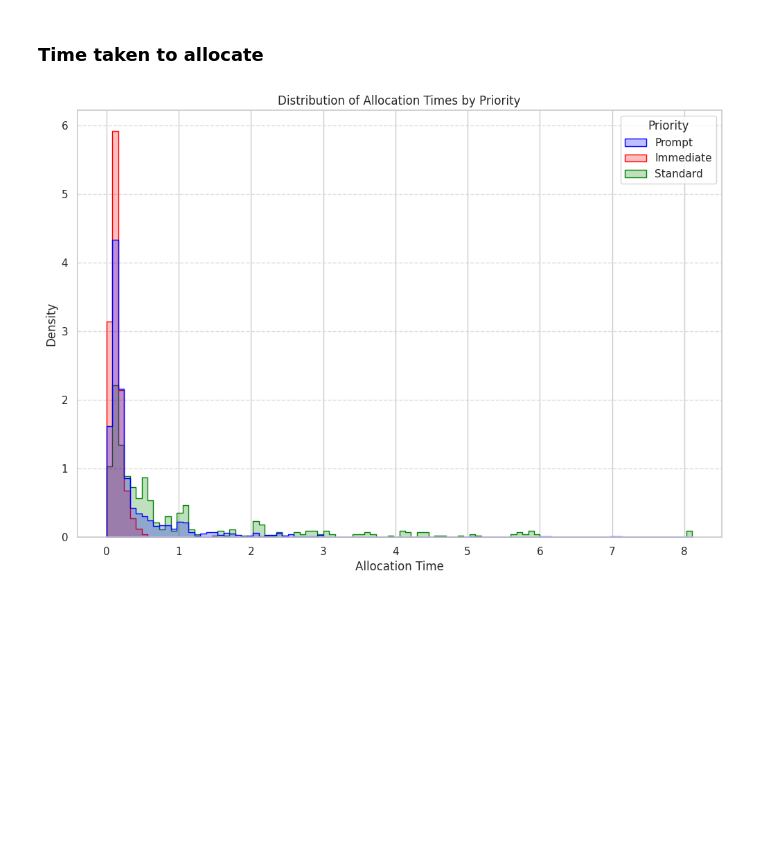
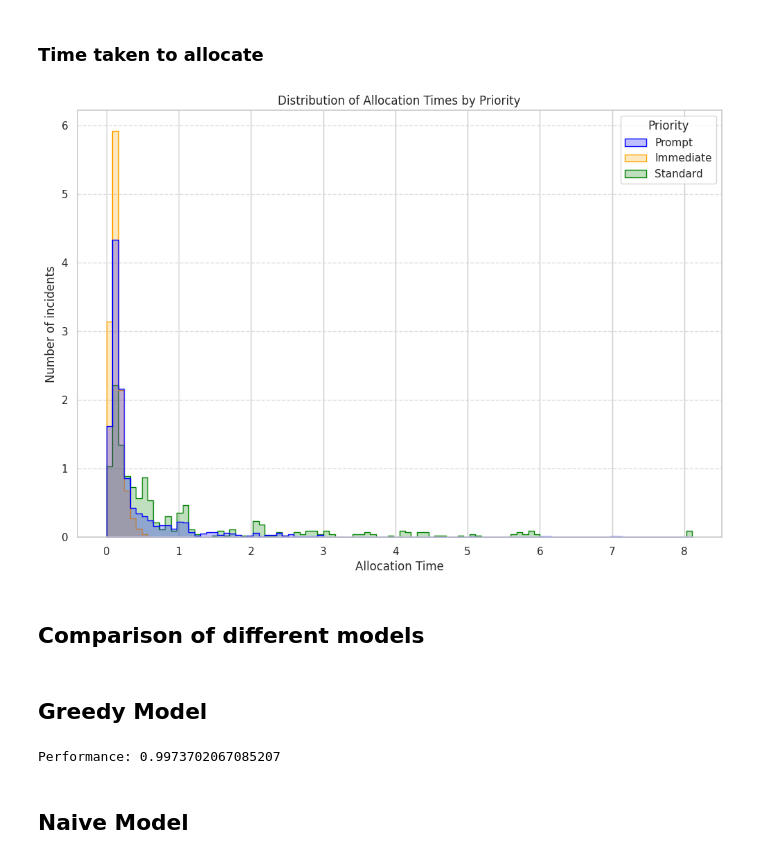
Before and after one commit to KrishnaBellamkonda/edinburgh-challenge, a Jupyter notebook: BestModelAnalysis.ipynb, the cells around one changed output. Drawn from its saved outputs; the diff is of its cells as text; code cells hidden in the pictures; blank space fills up the shorter version.

```diff
--- a/BestModelAnalysis.ipynb
+++ b/BestModelAnalysis.ipynb
@@ -46,0 +75,14 @@ Performance: 0.9973702067085207
+# %%
+missed_incidents = {
+    "Immediate":[],
+    "Prompt":[],
+    "Standard":[],
+}
+
+thresholds = {'Immediate': 1, 'Prompt': 3, 'Standard': 6}
+for incident in simulation.cumulative_incidents:
+    priority = incident.priority
+    time_to_response = incident.response_time - incident.global_time
+
+    if time_to_response > thresholds[priority]:
+        missed_incidents[priority].append(incident)
@@ -46,0 +164,10 @@ Performance: 0.9973702067085207
+# %%
+total_officer_hours = {}
+
+for incident in simulation.cumulative_incidents:
+    if incident.resolved:
+        if incident.resolving_officer not in total_officer_hours.keys():
+            total_officer_hours[incident.resolving_officer]  = 0
+
+        time_spent_on_incident = incident.resolution_time - incident.global_time
+        total_officer_hours[incident.resolving_officer] += time_spent_on_incident
@@ -148,32 +328,35 @@ Incident(urn='PS-20220715-3304', latitude=55.811316, longitude=-4.2169313, day=7
 # %%
 import matplotlib.pyplot as plt
 import seaborn as sns
 
 # Extract incident data
 allocated_incidents = [incident for incident in simulation.cumulative_incidents if incident.resolved]
 allocation_times = [(incident.response_time - incident.global_time) for incident in allocated_incidents]
 priorities = [incident.priority for incident in allocated_incidents]
 
 # Create a DataFrame for the data
 import pandas as pd
 data = pd.DataFrame({'Allocation Time': allocation_times, 'Priority': priorities})
 
 # Set Seaborn style
 sns.set(style="whitegrid")
 
 # Create a color palette for priorities
-palette = {"Immediate": "red", "Prompt": "Blue", "Standard": "Green"}
+palette = {"Immediate": "orange", "Prompt": "blue", "Standard": "green"}
 
 # Create the distribution plot with fewer bins
 plt.figure(figsize=(12, 8))
 sns.histplot(data=data, x="Allocation Time", hue="Priority", kde=False, palette=palette, common_norm=False,
              bins=100, element="step", stat="density")
 
 # Customize the plot
 plt.xlabel('Allocation Time')
-plt.ylabel('Density')
+plt.ylabel('Number of incidents')
 plt.title('Distribution of Allocation Times by Priority')
 plt.grid(axis='y', linestyle='--', alpha=0.7)
+plt.savefig("pictures/allocation_times_distribution.png")
 plt.show()
 # %% [output]
-[figure, old version]
+[figure, new version]
+# %% [markdown]
+## Comparison of different models
@@ -179,0 +378,15 @@ plt.show()
+# %% [markdown]
+## Greedy Model
+# %%
+shift_distribution = {'Early': {'Station_1': 0, 'Station_2': 5, 'Station_3': 10},
+      'Day': {'Station_1': 2, 'Station_2': 19, 'Station_3': 4},
+      'Night': {'Station_1': 9, 'Station_2': 3, 'Station_3': 28}
+    }
+simulation = initialise_simulation()
+greedy_model = GreedyModel(shift_distribution, police_stations_dict)
+simulation.run(greedy_model)
+print(f"Performance: {calculate_simulation_performance(simulation.analyze_simulation_results())}")
+# %% [output]
+Performance: 0.9973702067085207
+# %% [markdown]
+## Naive Model
```
Also changed, not shown: parts of 21 cells of this notebook, 16 other files.
